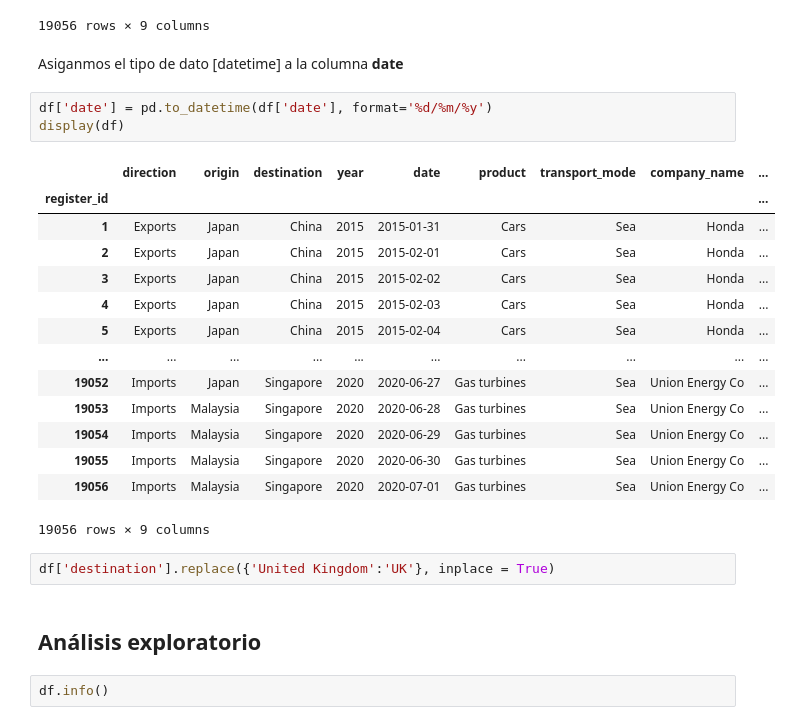
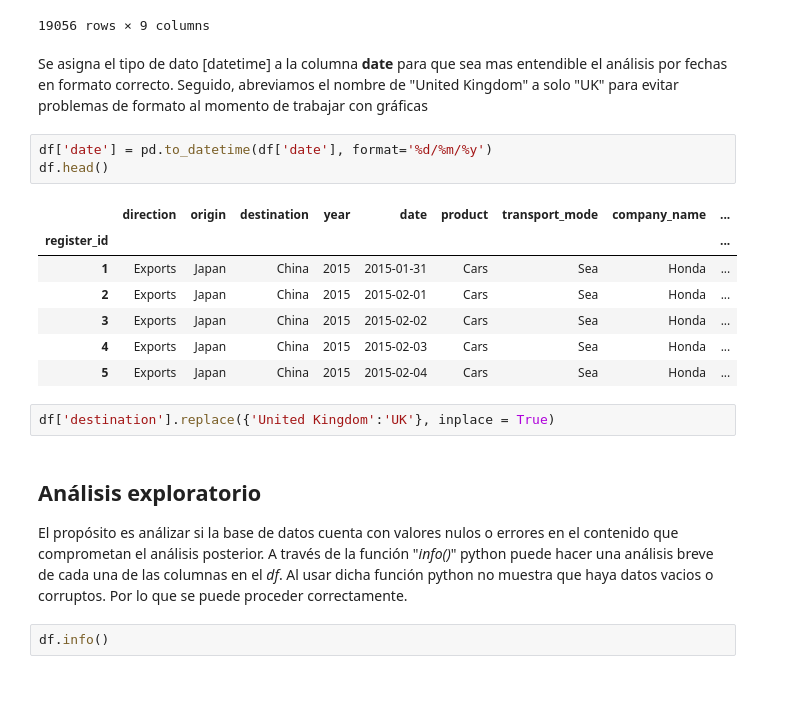
Before and after one commit to josue-islas/EmTech_2, a Jupyter notebook: Notebooks/ISLAS_GASRCILAZO_JOSUE_SABDIEL_PROYECTO.ipynb, the cells around one changed output. Saved outputs shown, nothing was run; the diff lists cells and outputs as text; blank space fills up the shorter version.

```diff
--- a/Notebooks/ISLAS_GASRCILAZO_JOSUE_SABDIEL_PROYECTO.ipynb
+++ b/Notebooks/ISLAS_GASRCILAZO_JOSUE_SABDIEL_PROYECTO.ipynb
@@ -34,30 +42,25 @@ display(df)
 | 19055 | Imports | Malaysia | Singapore | 2020 | 30/06/20 | Gas turbines | Sea | Union Energy Co | ... |
 | 19056 | Imports | Malaysia | Singapore | 2020 | 01/07/20 | Gas turbines | Sea | Union Energy Co | ... |
 19056 rows × 9 columns
-# %% [markdown]
-Asiganmos el tipo de dato [datetime] a la columna **date**
+# %% [markdown]
+Se asigna el tipo de dato [datetime] a la columna **date** para que sea mas entendible el análisis por fechas en formato correcto. Seguido, abreviamos el nombre de "United Kingdom" a solo "UK" para evitar problemas de formato al momento de trabajar con gráficas
 # %%
 df['date'] = pd.to_datetime(df['date'], format='%d/%m/%y')
-display(df)
+df.head()
 # %% [output]
 |  | direction | origin | destination | year | date | product | transport_mode | company_name | ... |
 | register_id |  |  |  |  |  |  |  |  | ... |
 | 1 | Exports | Japan | China | 2015 | 2015-01-31 | Cars | Sea | Honda | ... |
 | 2 | Exports | Japan | China | 2015 | 2015-02-01 | Cars | Sea | Honda | ... |
 | 3 | Exports | Japan | China | 2015 | 2015-02-02 | Cars | Sea | Honda | ... |
 | 4 | Exports | Japan | China | 2015 | 2015-02-03 | Cars | Sea | Honda | ... |
 | 5 | Exports | Japan | China | 2015 | 2015-02-04 | Cars | Sea | Honda | ... |
-| ... | ... | ... | ... | ... | ... | ... | ... | ... | ... |
-| 19052 | Imports | Japan | Singapore | 2020 | 2020-06-27 | Gas turbines | Sea | Union Energy Co | ... |
-| 19053 | Imports | Malaysia | Singapore | 2020 | 2020-06-28 | Gas turbines | Sea | Union Energy Co | ... |
-| 19054 | Imports | Malaysia | Singapore | 2020 | 2020-06-29 | Gas turbines | Sea | Union Energy Co | ... |
-| 19055 | Imports | Malaysia | Singapore | 2020 | 2020-06-30 | Gas turbines | Sea | Union Energy Co | ... |
-| 19056 | Imports | Malaysia | Singapore | 2020 | 2020-07-01 | Gas turbines | Sea | Union Energy Co | ... |
-19056 rows × 9 columns
 # %%
 df['destination'].replace({'United Kingdom':'UK'}, inplace = True)
-# %% [markdown]
-## Análisis exploratorio
+# %% [markdown]
+## Análisis exploratorio
+
+El propósito es análizar si la base de datos cuenta con valores nulos o errores en el contenido que comprometan el análisis posterior. A través de la función "*info()*" python puede hacer una análisis breve de cada una de las columnas en el *df*. Al usar dicha función python no muestra que haya datos vacios o corruptos. Por lo que se puede proceder correctamente.
 # %%
 df.info()
 # %% [output]
```
Also changed, not shown: parts of 24 cells of this notebook.
